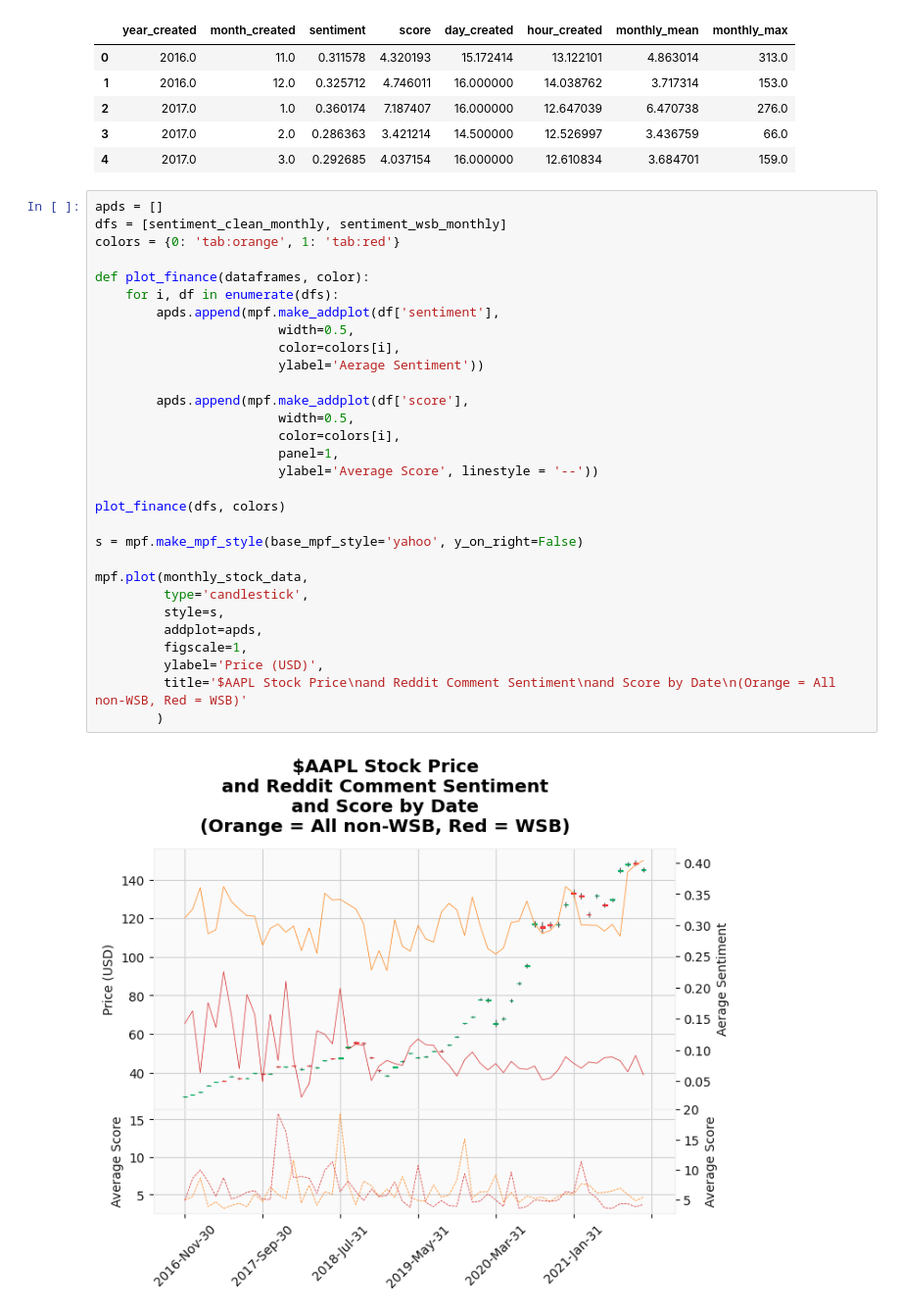
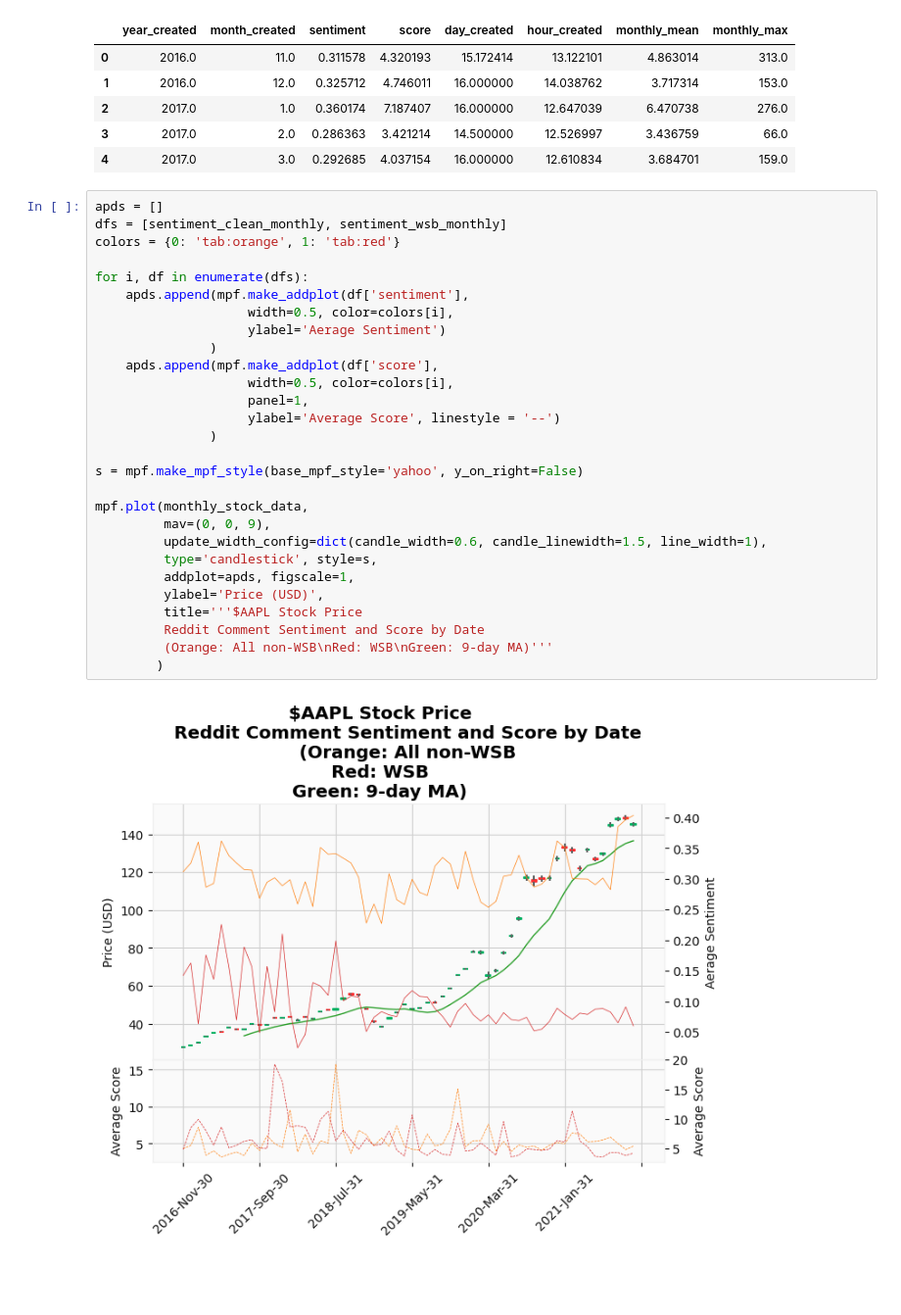
Before and after one commit to JackIHill/DataAnalytics, a Jupyter notebook: Independent/AAPL Analysis/AAPL Stock+Reddit Analysis.ipynb, the cells around one changed output. Shown at 98% size. Cells and saved outputs as stored; diff of their text form; blank space fills up the shorter version.

Commit message:
made candlesticks more visible. Added 9-day moving average line.

```diff
--- a/Independent/AAPL Analysis/AAPL Stock+Reddit Analysis.ipynb
+++ b/Independent/AAPL Analysis/AAPL Stock+Reddit Analysis.ipynb
@@ -712,32 +712,30 @@ sentiment_clean_monthly.head()
 # %%
 apds = []
 dfs = [sentiment_clean_monthly, sentiment_wsb_monthly]
 colors = {0: 'tab:orange', 1: 'tab:red'}
 
-def plot_finance(dataframes, color):
-    for i, df in enumerate(dfs):
-        apds.append(mpf.make_addplot(df['sentiment'],
-                        width=0.5,
-                        color=colors[i],
-                        ylabel='Aerage Sentiment'))
-
-        apds.append(mpf.make_addplot(df['score'],
-                        width=0.5,
-                        color=colors[i],
-                        panel=1,
-                        ylabel='Average Score', linestyle = '--'))
-
-plot_finance(dfs, colors)
+for i, df in enumerate(dfs):
+    apds.append(mpf.make_addplot(df['sentiment'],
+                    width=0.5, color=colors[i],
+                    ylabel='Aerage Sentiment')
+               )
+    apds.append(mpf.make_addplot(df['score'],
+                    width=0.5, color=colors[i],
+                    panel=1,
+                    ylabel='Average Score', linestyle = '--')
+               )
 
 s = mpf.make_mpf_style(base_mpf_style='yahoo', y_on_right=False)
 
 mpf.plot(monthly_stock_data,
-         type='candlestick',
-         style=s,
-         addplot=apds,
-         figscale=1,
+         mav=(0, 0, 9),
+         update_width_config=dict(candle_width=0.6, candle_linewidth=1.5, line_width=1),
+         type='candlestick', style=s,
+         addplot=apds, figscale=1,
          ylabel='Price (USD)',
-         title='$AAPL Stock Price\nand Reddit Comment Sentiment\nand Score by Date\n(Orange = All non-WSB, Red = WSB)'
+         title='''$AAPL Stock Price
+         Reddit Comment Sentiment and Score by Date
+         (Orange: All non-WSB\nRed: WSB\nGreen: 9-day MA)'''
         )
 # %% [output]
-[figure, old version]
+[figure, new version]
```
Also changed, not shown: parts of 3 cells of this notebook.
